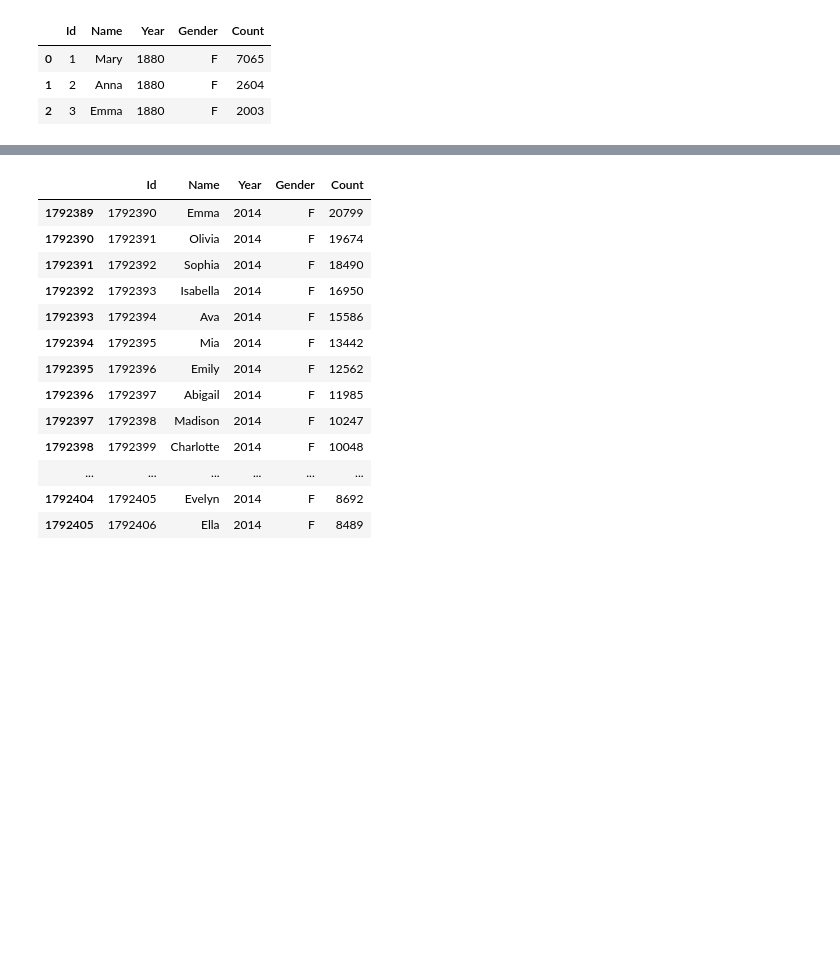
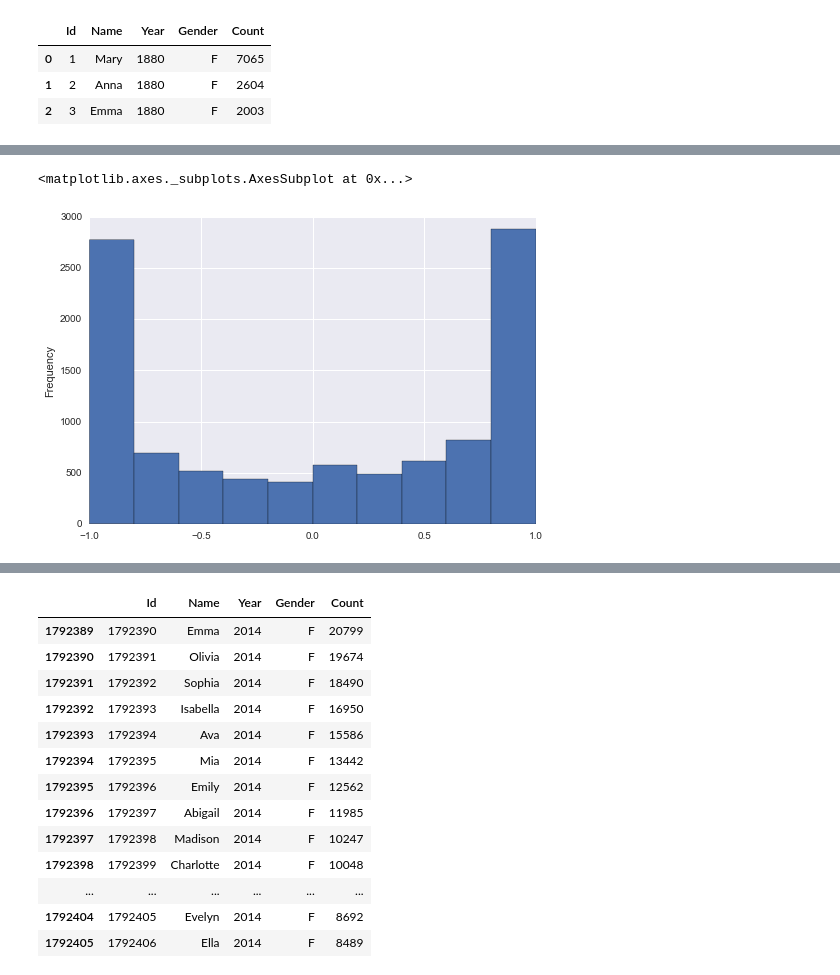
Before and after one commit to Rogerh91/Springboard-DS2, a Jupyter notebook: Springboard DS2 Capstone Project - Diversity in Bootcamps.ipynb, the cells around one changed output, grey strips where cells are left out. Saved outputs shown, nothing was run; the diff lists cells and outputs as text; code cells hidden in the pictures; blank space fills up the shorter version.

```diff
--- a/Springboard DS2 Capstone Project - Diversity in Bootcamps.ipynb
+++ b/Springboard DS2 Capstone Project - Diversity in Bootcamps.ipynb
@@ -33,0 +192,3 @@ names.head(3)
+# %%
+namechart = names.groupby(['Name', 'Gender'], as_index = False)['Count'].sum()
+namechart.columns
@@ -34,4 +206,4 @@ names.head(3)
 # %%
-namepivot = names.pivot(index='Name', columns='Gender', values='Count')
-namepivot.head(6)
+namechartdiff = namechart.reset_index().pivot('Name', 'Gender', 'Count')
+namechartdiff.head()
 # %% [output]
@@ -38,0 +221,3 @@ ValueError: Index contains duplicate entries, cannot reshape
+# %%
+namechartdiff = namechartdiff.fillna(0)
+namechartdiff
@@ -38,0 +244,2 @@ ValueError: Index contains duplicate entries, cannot reshape
+# %%
+namechartdiff["MMF"] = abs((namechartdiff["M"] - namechartdiff["F"])/(namechartdiff["M"] + namechartdiff["F"]))
@@ -38,0 +295,5 @@ ValueError: Index contains duplicate entries, cannot reshape
+# %%
+namechartdiff.MMF.plot(kind= "hist")
+# %% [output]
+<matplotlib.axes._subplots.AxesSubplot at 0x...>
+[figure, added]
```
Also changed, not shown: parts of 65 cells of this notebook.
